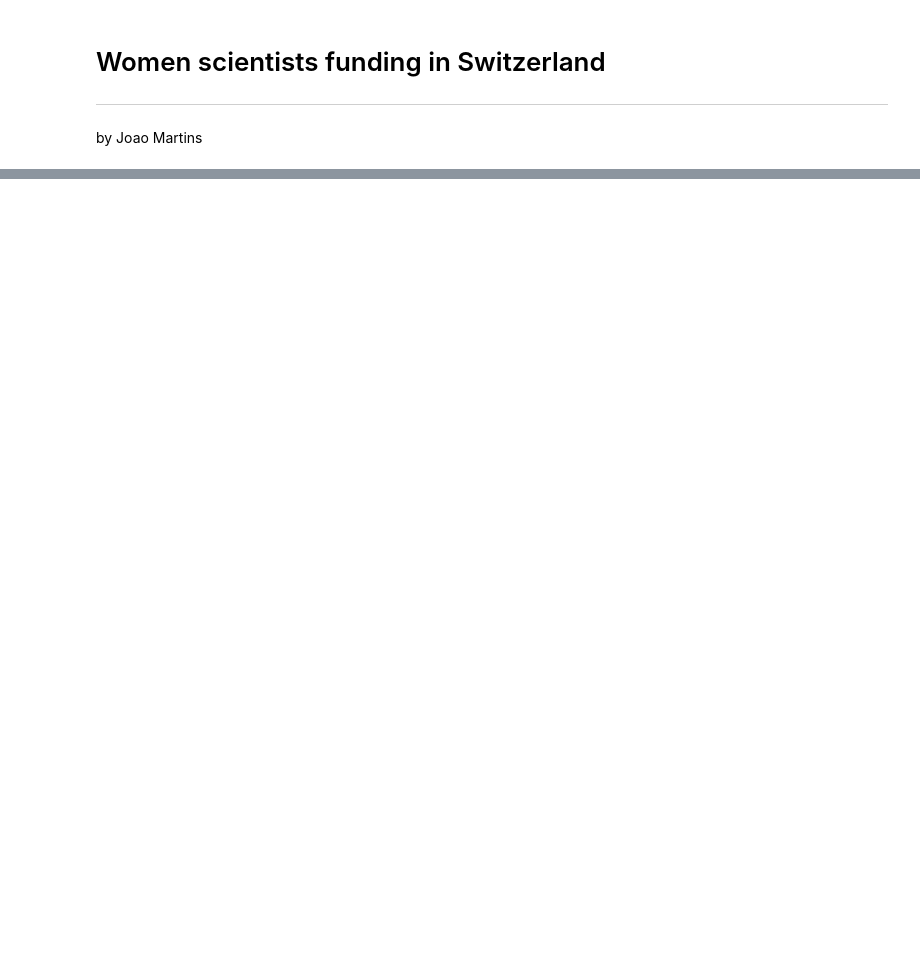
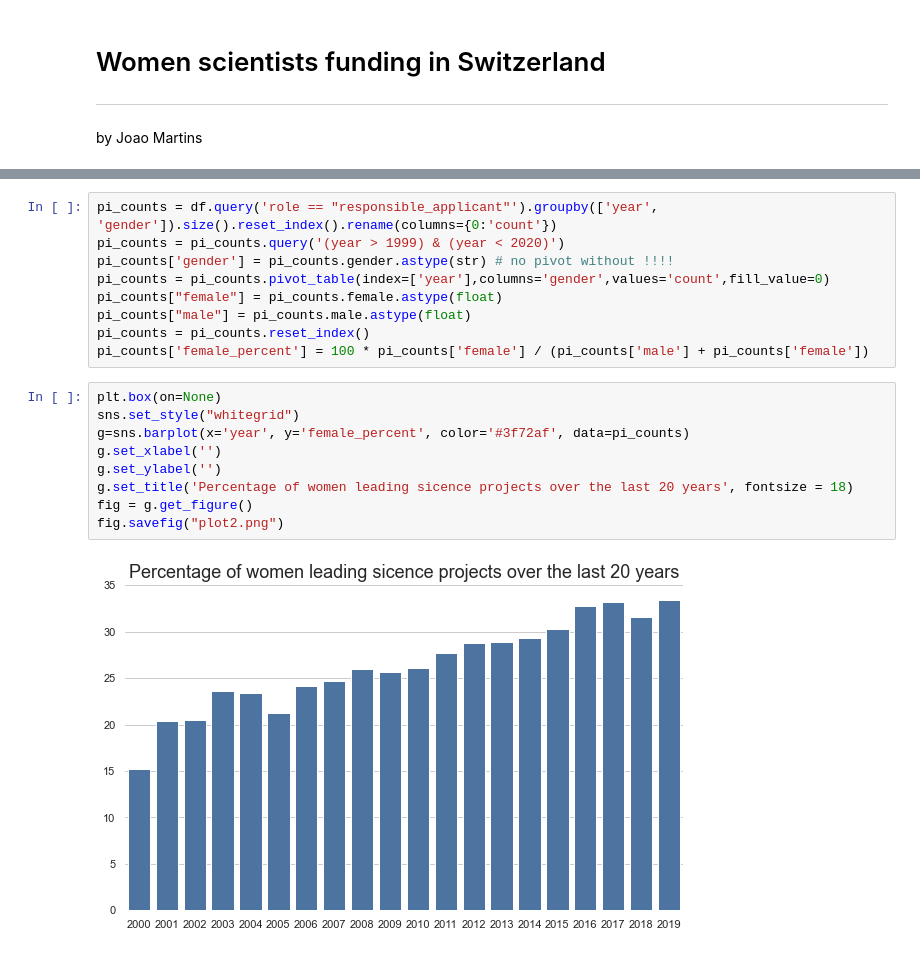
Before and after one commit to zambujo/p3data, a Jupyter notebook: slide_deck.ipynb, the cells around one changed output, grey strips where cells are left out. Saved outputs shown, nothing was run; the diff lists cells and outputs as text; blank space fills up the shorter version.

```diff
--- a/slide_deck.ipynb
+++ b/slide_deck.ipynb
@@ -34,0 +80,20 @@ below a code fragment of this slide
+# %%
+pi_counts = df.query('role == "responsible_applicant"').groupby(['year', 'gender']).size().reset_index().rename(columns={0:'count'})
+pi_counts = pi_counts.query('(year > 1999) & (year < 2020)')
+pi_counts['gender'] = pi_counts.gender.astype(str) # no pivot without !!!!
+pi_counts = pi_counts.pivot_table(index=['year'],columns='gender',values='count',fill_value=0)
+pi_counts["female"] = pi_counts.female.astype(float)
+pi_counts["male"] = pi_counts.male.astype(float)
+pi_counts = pi_counts.reset_index()
+pi_counts['female_percent'] = 100 * pi_counts['female'] / (pi_counts['male'] + pi_counts['female'])
+# %%
+plt.box(on=None)
+sns.set_style("whitegrid")
+g=sns.barplot(x='year', y='female_percent', color='#3f72af', data=pi_counts)
+g.set_xlabel('')
+g.set_ylabel('')
+g.set_title('Percentage of women leading sicence projects over the last 20 years', fontsize = 18)
+fig = g.get_figure()
+fig.savefig("plot2.png")
+# %% [output]
+[figure, added]
```
Also changed, not shown: parts of 18 cells of this notebook, 4 other files.
